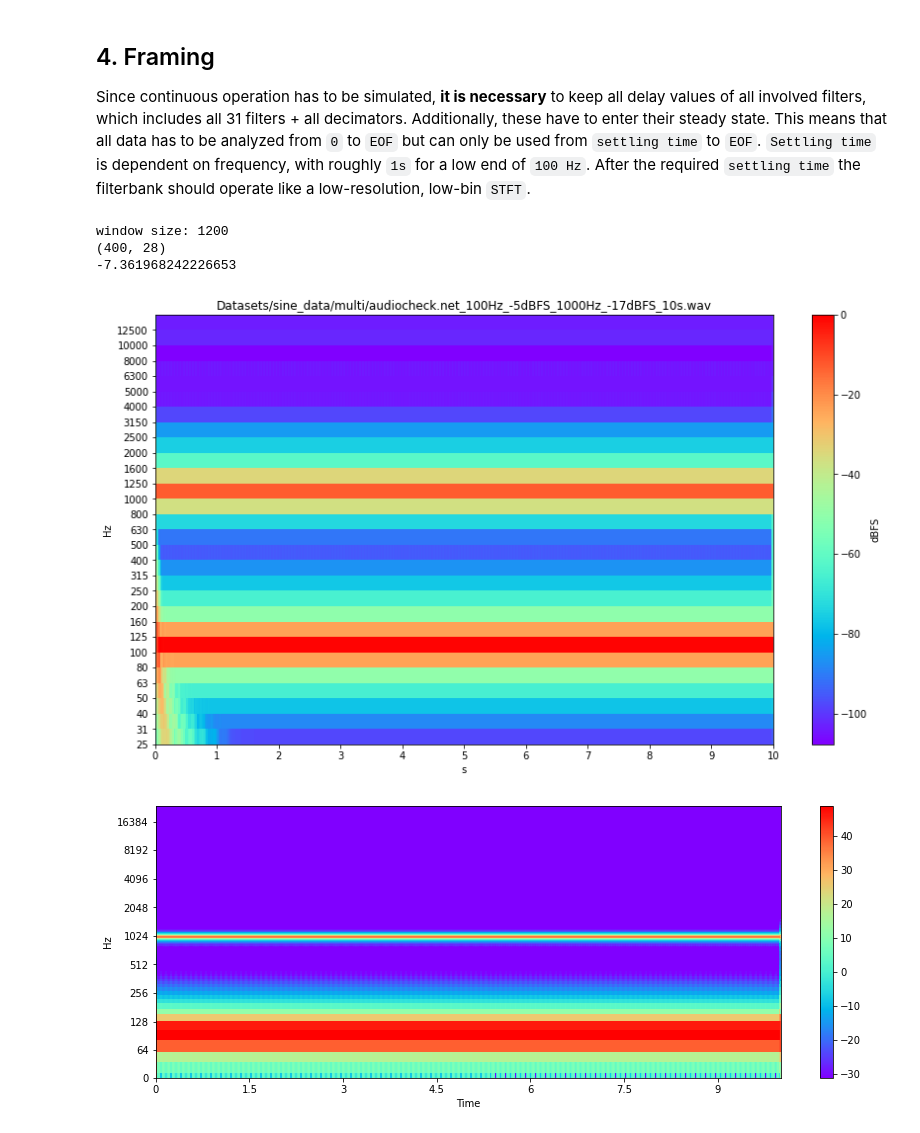
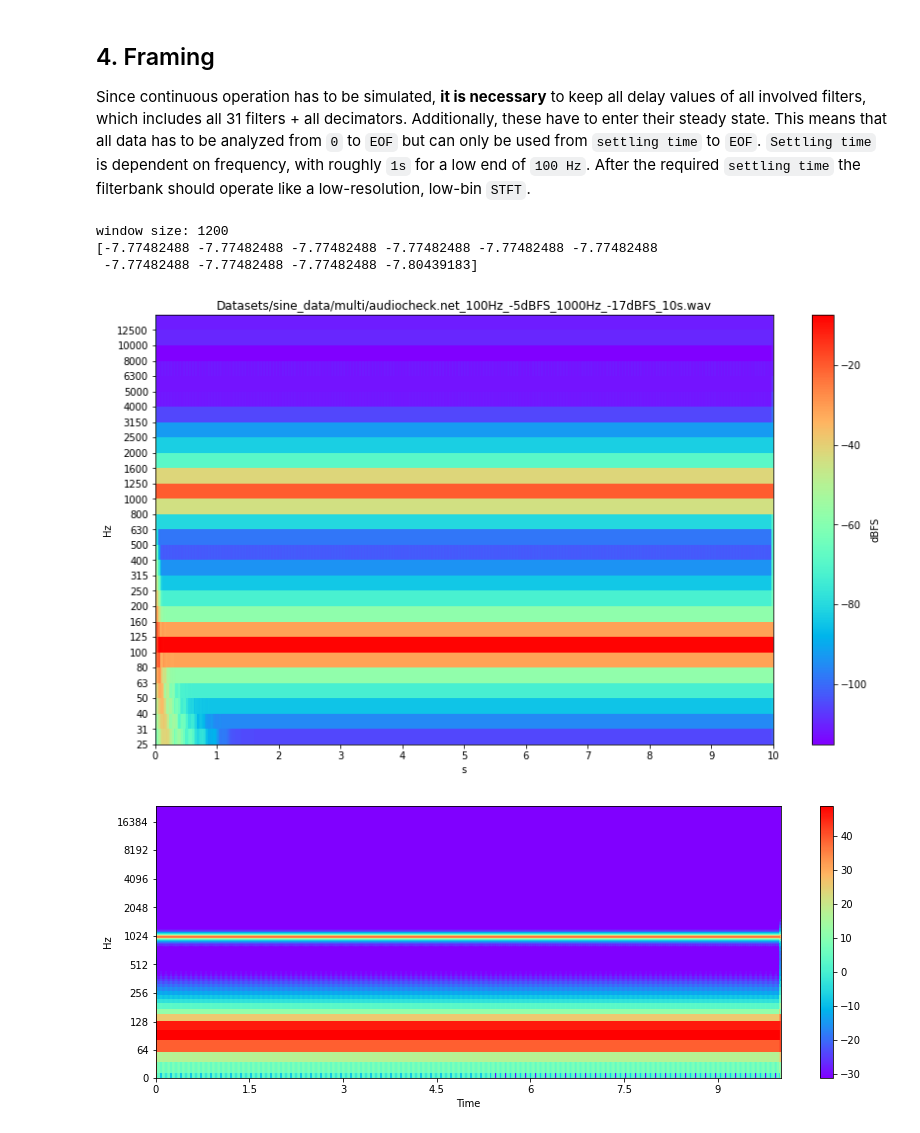
Before and after one commit to jake-is-ESD-protected/Project-CENES, a Jupyter notebook: Code/Jupyter/Third octave filters.ipynb, the cells around one changed output. Drawn from its saved outputs; the diff is of its cells as text; code cells hidden in the pictures.

```diff
--- a/Code/Jupyter/Third octave filters.ipynb
+++ b/Code/Jupyter/Third octave filters.ipynb
@@ -74,39 +74,30 @@ Since continuous operation has to be simulated, **it is necessary** to keep all
 # %%
 from octafilt3r import plot as o3p
 
 print(f'window size: {param_dict["frame_size"]}')
 
-feat, fcs = o3f.rolling_oct_bank(wav,
+feat, fcs, leq = o3f.rolling_oct_bank(wav,
                             fs,
                             param_dict["oct_bw_ratio"],
                             param_dict["order"],
                             param_dict["fmax"],
                             param_dict["fmin"],
                             param_dict["frame_size"],
                             param_dict["dec_stages"],
                             param_dict["dec_ord"])
 
-print(feat.shape)
-def normalize(df):
-
-    mx = max(df.flatten())
-    norm = df - mx
-    return norm, mx
-
-feat, mx = normalize(feat)
-print(mx)
-
 o3p.oct_spectrogram(feat,
                     fs,
                     param_dict["frame_size"],
                     fmax=param_dict["fmax"],
                     fmin=param_dict["fmin"],
                     ratio=param_dict["oct_bw_ratio"],
                     name=test_wav)
 spec(wav, fs)
+print(leq)
 # %% [output]
 window size: 1200
-(400, 28)
--7.361968242226653
+[-7.77482488 -7.77482488 -7.77482488 -7.77482488 -7.77482488 -7.77482488
+ -7.77482488 -7.77482488 -7.77482488 -7.80439183]
-[figure, old version]
+[figure, new version]
 [figure]
```
Also changed, not shown: 26 other files.
